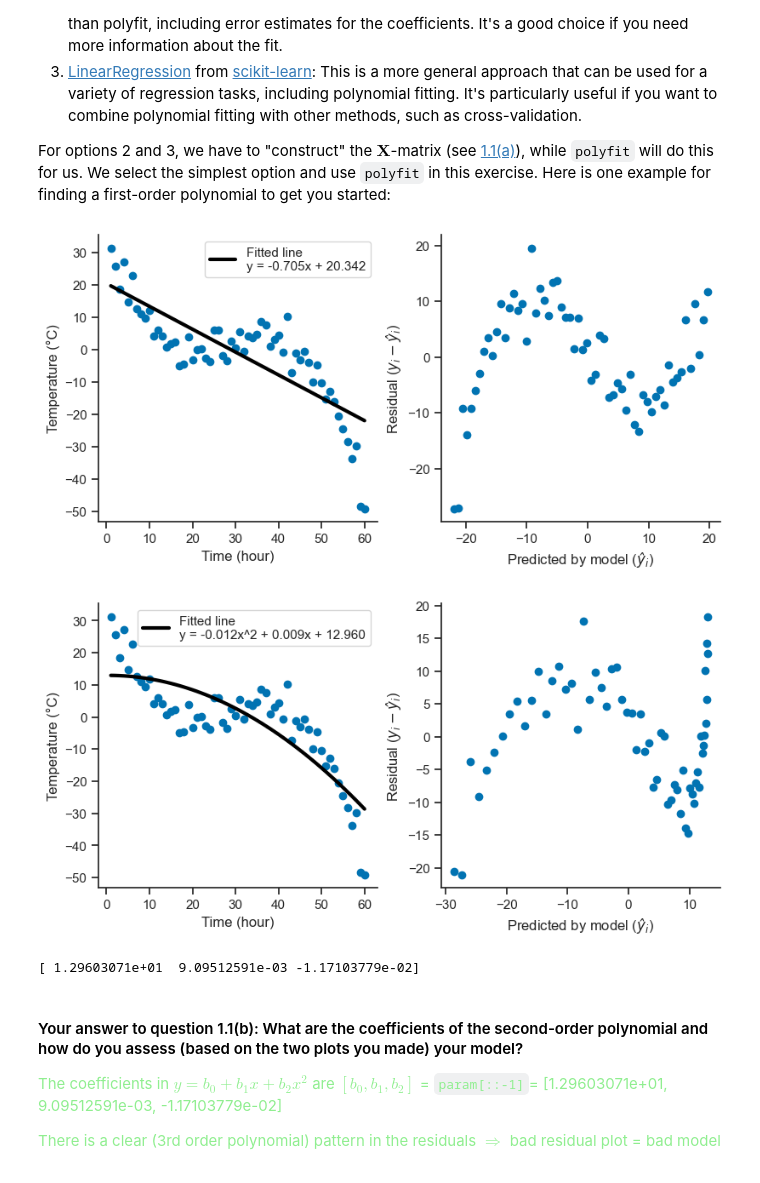
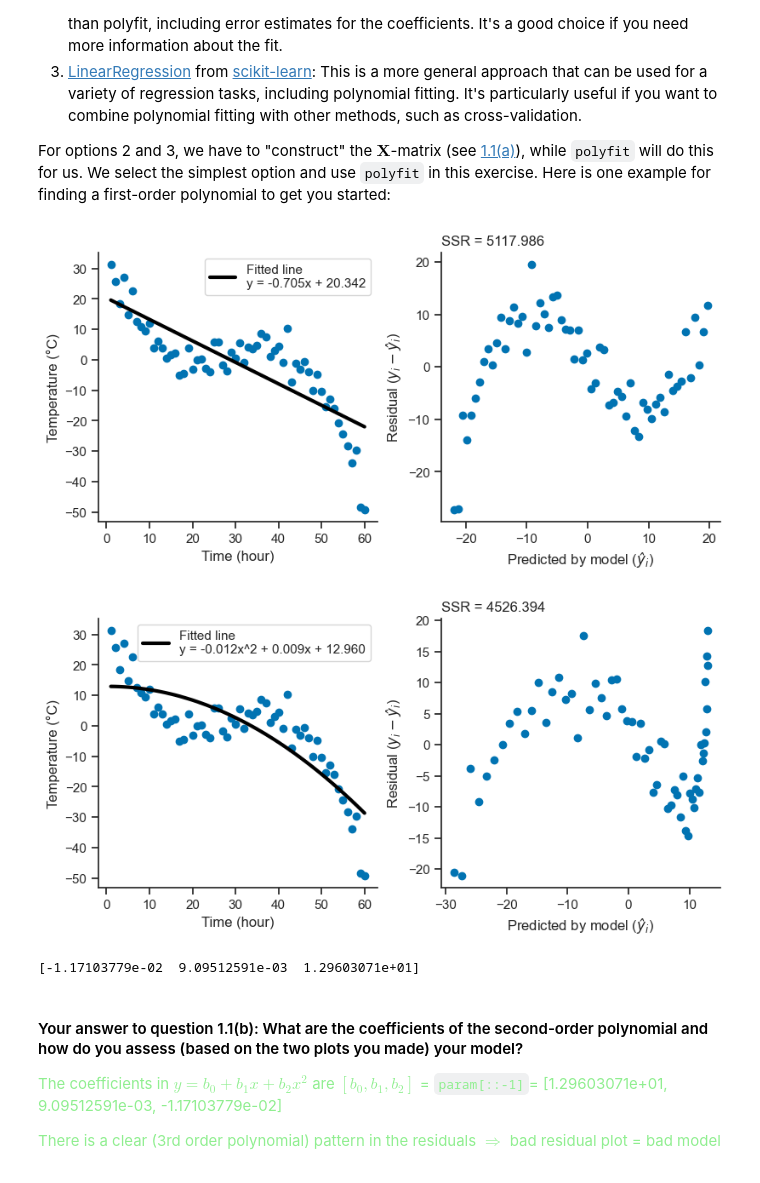
Before and after one commit to haavarug/chemometrics, a Jupyter notebook: exercises/exercise-001/01_Exercise_1.ipynb, the cells around one changed output. Drawn from its saved outputs; the diff is of its cells as text; code cells hidden in the pictures.

```diff
--- a/exercises/exercise-001/01_Exercise_1.ipynb
+++ b/exercises/exercise-001/01_Exercise_1.ipynb
@@ -110,30 +110,31 @@ For options 2 and 3, we have to "construct" the $\mathbf{X}$-matrix (see [1.1(a)
 # %%
 x = data["hour"]
 y = data["temperature"]
 param = np.polyfit(x, y, deg=1)  # Selects a second order polynomial
 
 # param now contains the parameters:
 equation = f"y = {param[0]:.3f}x + {param[1]:.3f}"
 
 # To evaluate the polynomial, we use np.polyval:
 y_hat = np.polyval(param, x)
 
 # And we can find the residuals/errors
 residual = y - y_hat
 
 # Plot the fitted polynomial and residuals
 fig, (ax1, ax2) = plt.subplots(
     constrained_layout=True, ncols=2, figsize=(8, 4)
 )
 ax1.scatter(data["hour"], data["temperature"])
 ax1.set(xlabel="Time (hour)", ylabel="Temperature (°C)")
 ax1.plot(x, y_hat, lw=3, color="black", label=f"Fitted line\n{equation}")
 ax1.legend()
 ax2.scatter(y_hat, residual)
 ax2.set(xlabel="Predicted by model ($ŷ_i$)", ylabel="Residual ($y_i - ŷ_i$)")
+ax2.set_title(f"SSR = {np.sum(residual**2):.3f}", loc="left")
 sns.despine(fig=fig)
 # %% [output]
-[figure, old version]
+[figure, new version]
 # %%
 # Your code here for fitting the model, plotting it, and the residuals
 x = data["hour"]
@@ -159,13 +160,14 @@ ax1.plot(x, y_hat, lw=3, color="black", label=f"Fitted line\n{equation}")
 ax1.legend()
 ax2.scatter(y_hat, residual)
 ax2.set(xlabel="Predicted by model ($ŷ_i$)", ylabel="Residual ($y_i - ŷ_i$)")
+ax2.set_title(f"SSR = {np.sum(residual**2):.3f}", loc="left")
 sns.despine(fig=fig2)
 # %% [output]
-[figure, old version]
+[figure, new version]
 # %%
-print(param[::-1])
+print(param)
 # %% [output]
-[ 1.29603071e+01  9.09512591e-03 -1.17103779e-02]
+[-1.17103779e-02  9.09512591e-03  1.29603071e+01]
 # %% [markdown]
 #### Your answer to question 1.1(b): What are the coefficients of the second-order polynomial and how do you assess (based on the two plots you made) your model?
 
```
Also changed, not shown: parts of 18 cells of this notebook, 1 other file.
